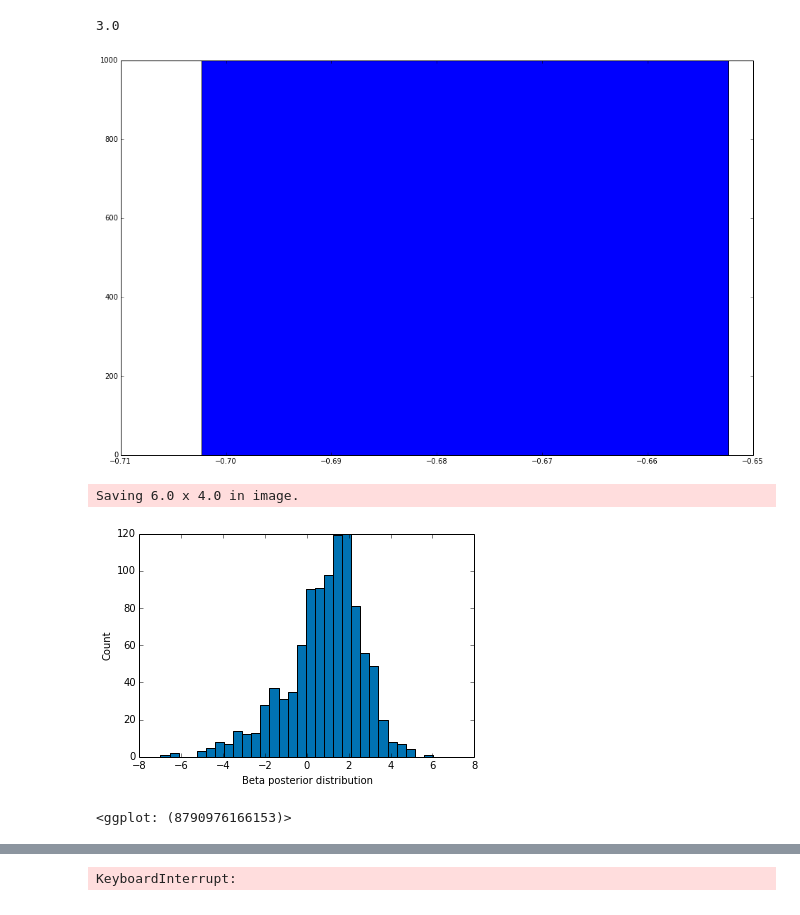
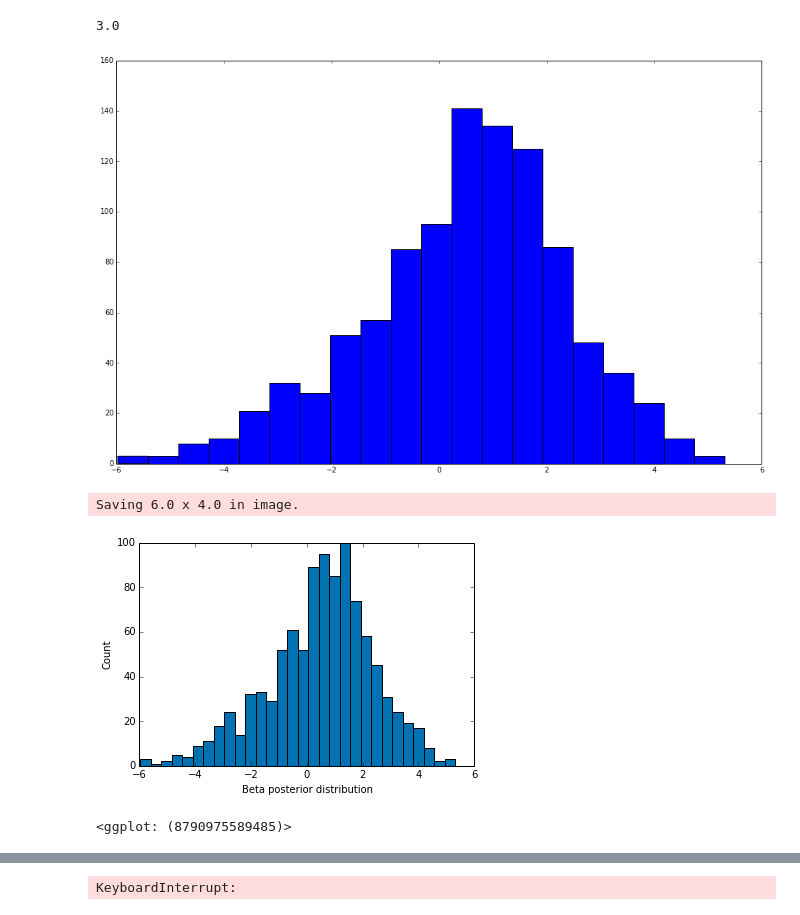
Before and after one commit to ap728/ppl-hormones, a Jupyter notebook: src/main.ipynb, the cells around one changed output, grey strips where cells are left out. Drawn from its saved outputs; the diff is of its cells as text; code cells hidden in the pictures.

```diff
--- a/src/main.ipynb
+++ b/src/main.ipynb
@@ -186,7 +186,7 @@ samples = list()
 
 for _ in range(1000):
 
-    v.infer(10000)
+    v.infer(100)
 
     cluster_memberships = v.sample('(list ' + ' '.join('(cluster_membership %d)' % index
                                                        for index in range(len(X))) + ')')
@@ -232,24 +249,24 @@ np.median(samples)
 # %%
 # Sample the parameters and draw a picture
 
 samples = list()
 
 for _ in range(1000):
 
-    v.infer(10000)
+    v.infer(1000)
 
     param_beta = v.sample('beta')
 
     samples.append(param_beta)
 
 fig, ax = plt.subplots(figsize=(16, 10))
 plt.clf()
 
 plt.hist(samples, bins=20)
 
 plt.show()
 # %% [output]
-[figure, old version]
+[figure, new version]
 # %%
 # ggplot
 # Relies on list of samples generated from for loop above
@@ -267,5 +284,5 @@ ggplot.ggsave(p, "beta_posterior_hist.pdf")
 print(p)
 # %% [output]
 Saving 6.0 x 4.0 in image.
-[figure, old version]
+[figure, new version]
-<ggplot: (8790976166153)>
+<ggplot: (8790975589485)>
```
Also changed, not shown: parts of 5 cells of this notebook.
